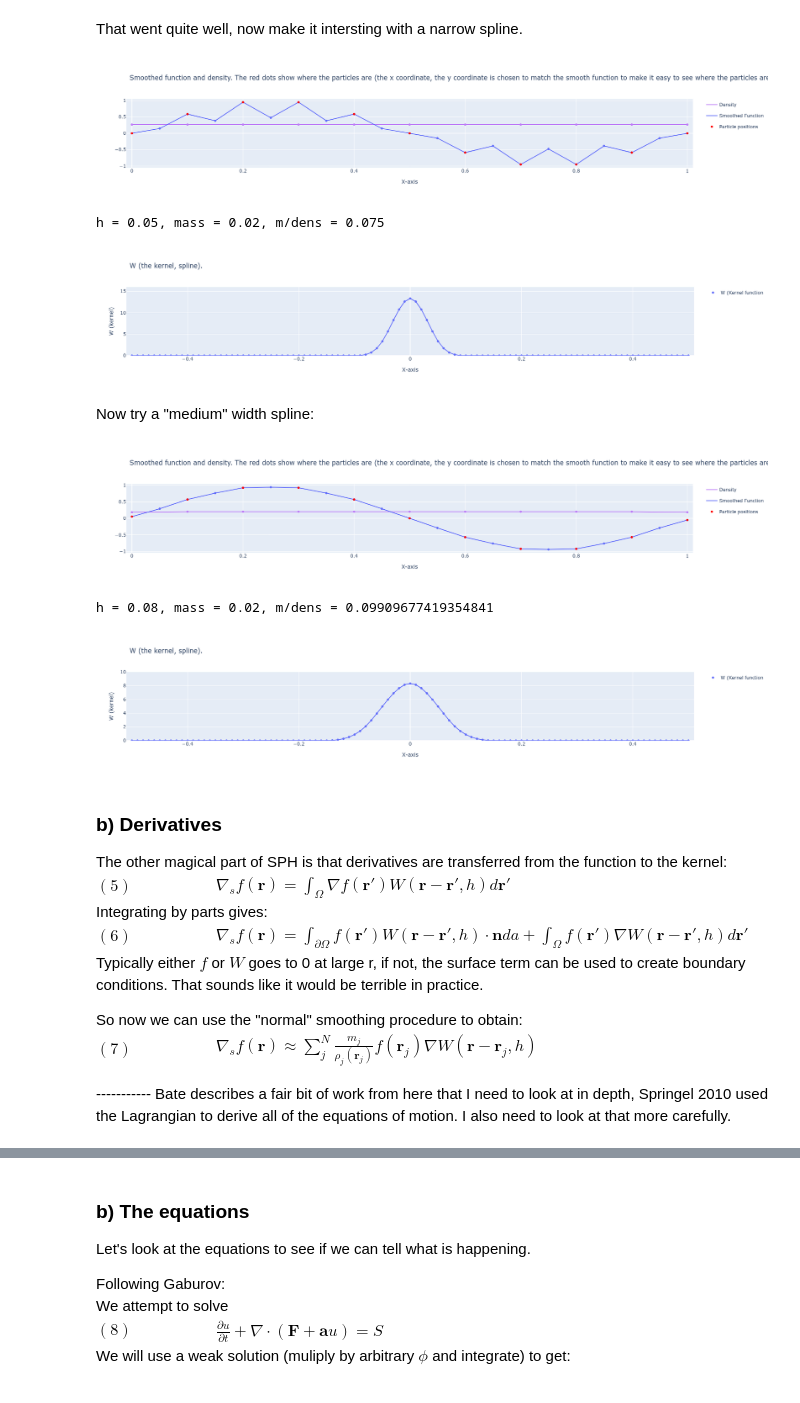
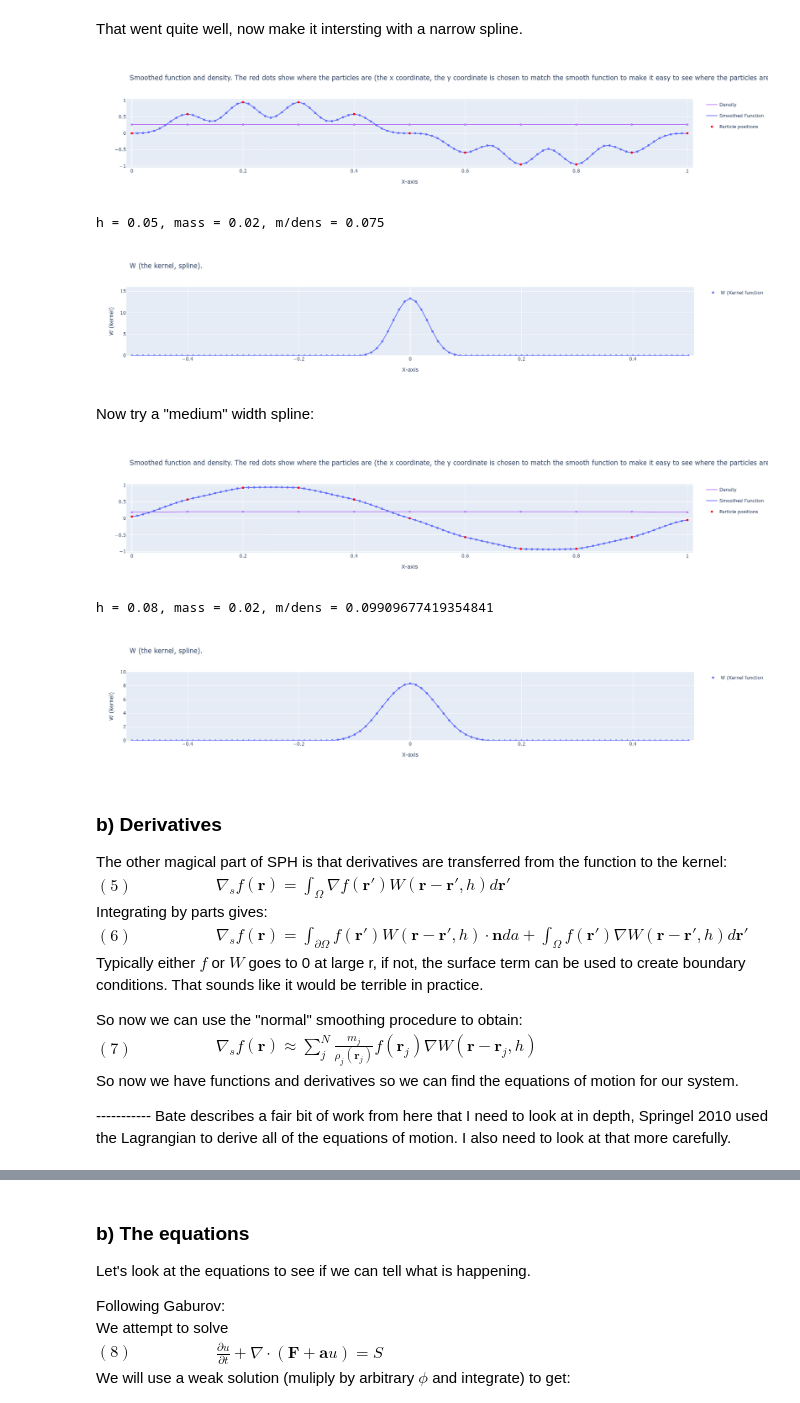
Before and after one commit to richardskg/StarFormation, a Jupyter notebook: starformation.ipynb, the cells around one changed output, grey strips where cells are left out. Saved outputs shown, nothing was run; the diff lists cells and outputs as text; code cells hidden in the pictures.

```diff
--- a/starformation.ipynb
+++ b/starformation.ipynb
@@ -344,17 +353,17 @@ h = 0.15, mass = 0.02, m/dens = 0.09959016393442627
 # %% [markdown]
 That went quite well, now make it intersting with a narrow spline.
 # %%
-plot_spline_info(0.5, 'sin', 21)
+plot_spline_info(0.5, 'sin', 101)
 # %% [output]
-[figure, old version]
+[figure, new version]
 h = 0.05, mass = 0.02, m/dens = 0.075
 [figure]
 # %% [markdown]
 Now try a "medium" width spline:
 # %%
-plot_spline_info(0.8, 'sin', 21)
+plot_spline_info(0.8, 'sin', 101)
 # %% [output]
-[figure, old version]
+[figure, new version]
 h = 0.08, mass = 0.02, m/dens = 0.09909677419354841
 [figure]
 # %% [markdown]
@@ -373,7 +382,8 @@ Typically either $f$ or $W$ goes to 0 at large r, if not, the surface term can b
 So now we can use the "normal" smoothing procedure to obtain:<br>
 $ (7) \hspace{2cm} \begin{aligned}
 \nabla_s f(\textbf{r}) \approx \sum_j^N \frac{m_j}{\rho_j(\textbf{r}_j)} f(\textbf{r}_j) \nabla W(\textbf{r}-\textbf{r}_j,h)
-\end{aligned}$
+\end{aligned}$ <br>
+So now we have functions and derivatives so we can find the equations of motion for our system.
 
 ----------- Bate describes a fair bit of work from here that I need to look at in depth, Springel 2010 used the Lagrangian to derive all of the equations of motion. I also need to look at that more carefully.
 # %% [markdown]
```
Also changed, not shown: parts of 13 cells of this notebook, 4 other files.
